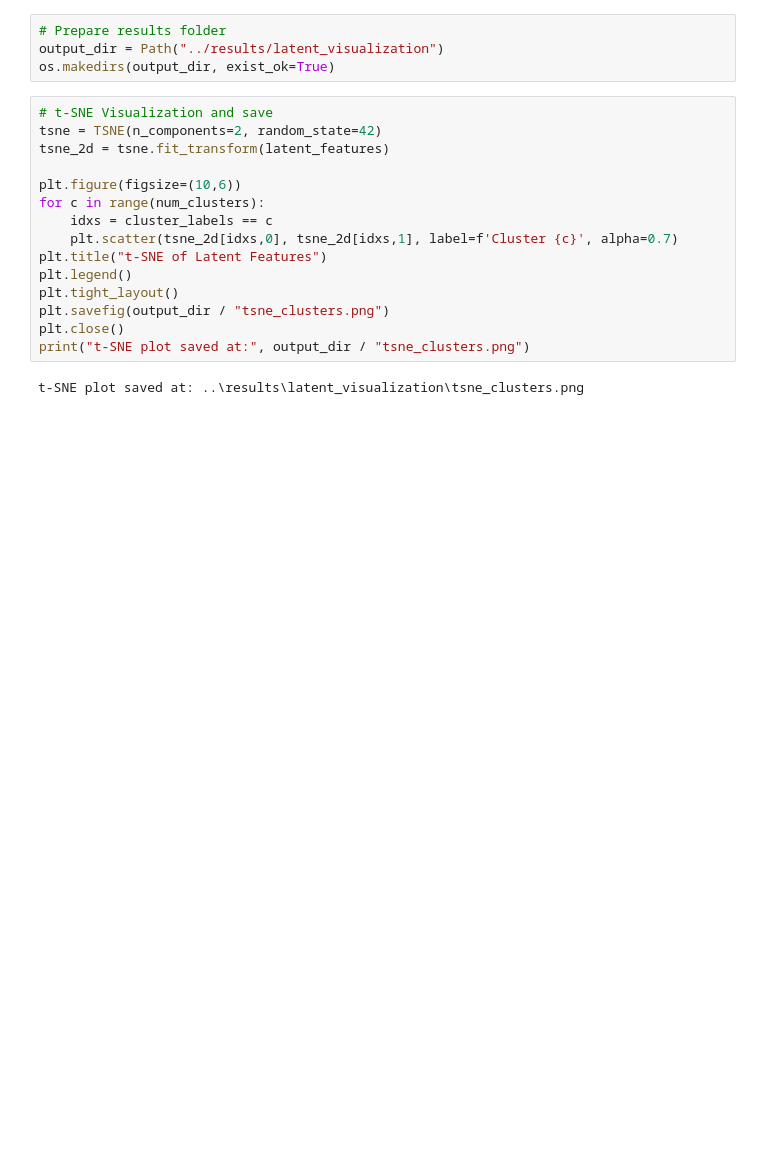
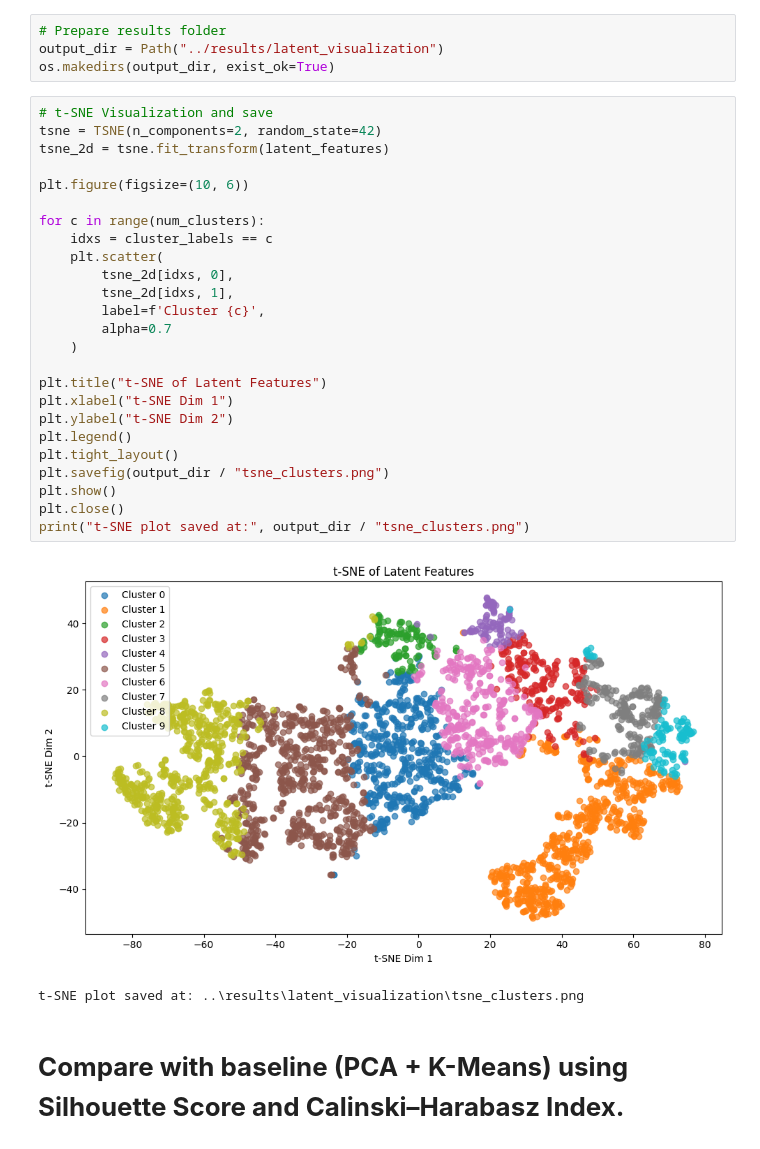
Before and after one commit to prithu011/VAE-Clusturing-Neural-Network-Project, a Jupyter notebook: project/src/clustering.ipynb, the cells around one changed output. Drawn from its saved outputs; the diff is of its cells as text; blank space fills up the shorter version.

```diff
--- a/project/src/clustering.ipynb
+++ b/project/src/clustering.ipynb
@@ -131,17 +134,30 @@ os.makedirs(output_dir, exist_ok=True)
 # %%
 # t-SNE Visualization and save
 tsne = TSNE(n_components=2, random_state=42)
 tsne_2d = tsne.fit_transform(latent_features)
 
-plt.figure(figsize=(10,6))
+plt.figure(figsize=(10, 6))
+
 for c in range(num_clusters):
     idxs = cluster_labels == c
-    plt.scatter(tsne_2d[idxs,0], tsne_2d[idxs,1], label=f'Cluster {c}', alpha=0.7)
+    plt.scatter(
+        tsne_2d[idxs, 0],
+        tsne_2d[idxs, 1],
+        label=f'Cluster {c}',
+        alpha=0.7
+    )
+
 plt.title("t-SNE of Latent Features")
+plt.xlabel("t-SNE Dim 1")
+plt.ylabel("t-SNE Dim 2")
 plt.legend()
 plt.tight_layout()
 plt.savefig(output_dir / "tsne_clusters.png")
+plt.show()
 plt.close()
 print("t-SNE plot saved at:", output_dir / "tsne_clusters.png")
 # %% [output]
+[figure, added]
 t-SNE plot saved at: ..\results\latent_visualization\tsne_clusters.png
+# %% [markdown]
+# **Compare with baseline (PCA + K-Means) using Silhouette Score and Calinski–Harabasz Index.**
```
Also changed, not shown: parts of 11 cells of this notebook, 12 other files.
